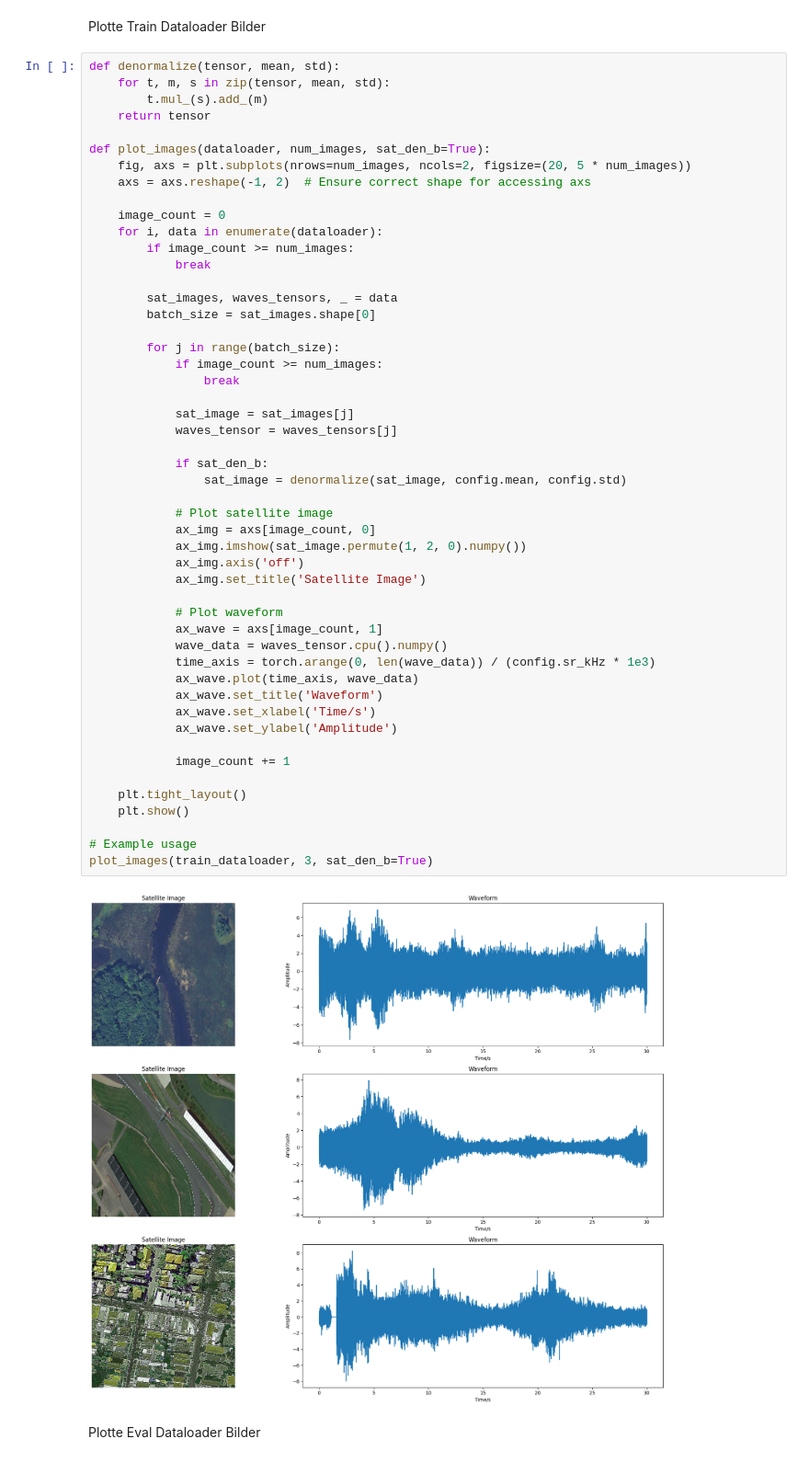
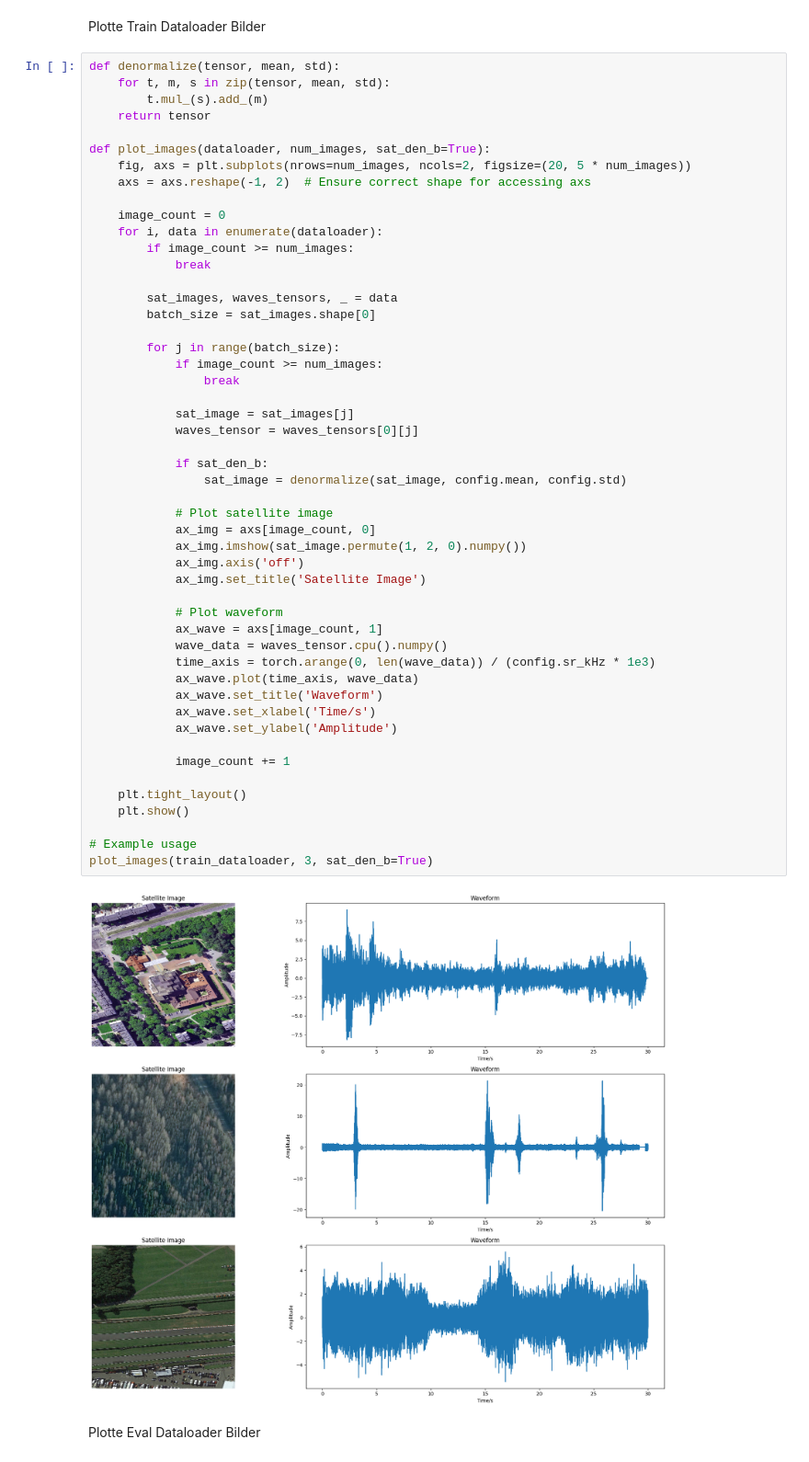
Before and after one commit to Skyy93/Sample4Geo, a Jupyter notebook: tools/test_wav2vec2_dataloader.ipynb, the cells around one changed output. Shown at 92% size. Saved outputs shown, nothing was run; the diff lists cells and outputs as text.

```diff
--- a/tools/test_wav2vec2_dataloader.ipynb
+++ b/tools/test_wav2vec2_dataloader.ipynb
@@ -148,35 +148,35 @@ def plot_images(dataloader, num_images, sat_den_b=True):
                 break
 
             sat_image = sat_images[j]
-            waves_tensor = waves_tensors[j]
+            waves_tensor = waves_tensors[0][j]
 
             if sat_den_b:
                 sat_image = denormalize(sat_image, config.mean, config.std)
 
             # Plot satellite image
             ax_img = axs[image_count, 0]
             ax_img.imshow(sat_image.permute(1, 2, 0).numpy())
             ax_img.axis('off')
             ax_img.set_title('Satellite Image')
 
             # Plot waveform
             ax_wave = axs[image_count, 1]
             wave_data = waves_tensor.cpu().numpy()
             time_axis = torch.arange(0, len(wave_data)) / (config.sr_kHz * 1e3)
             ax_wave.plot(time_axis, wave_data)
             ax_wave.set_title('Waveform')
             ax_wave.set_xlabel('Time/s')
             ax_wave.set_ylabel('Amplitude')
 
             image_count += 1
 
     plt.tight_layout()
     plt.show()
 
 # Example usage
 plot_images(train_dataloader, 3, sat_den_b=True)
 # %% [output]
-[figure, old version]
+[figure, new version]
 # %% [markdown]
 Plotte Eval Dataloader Bilder
 # %%
```
Also changed, not shown: parts of 1 cell of this notebook, 20 other files.
